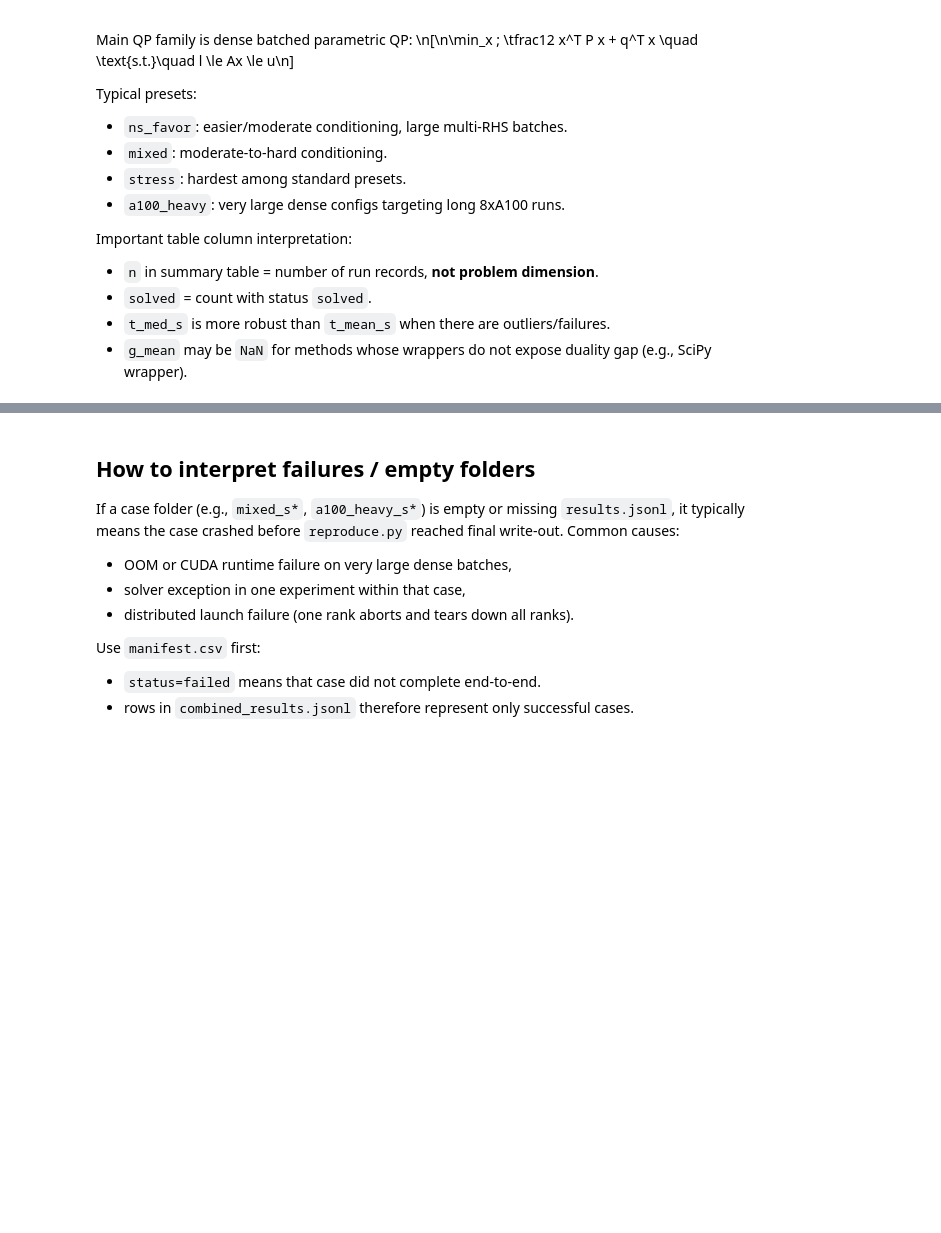
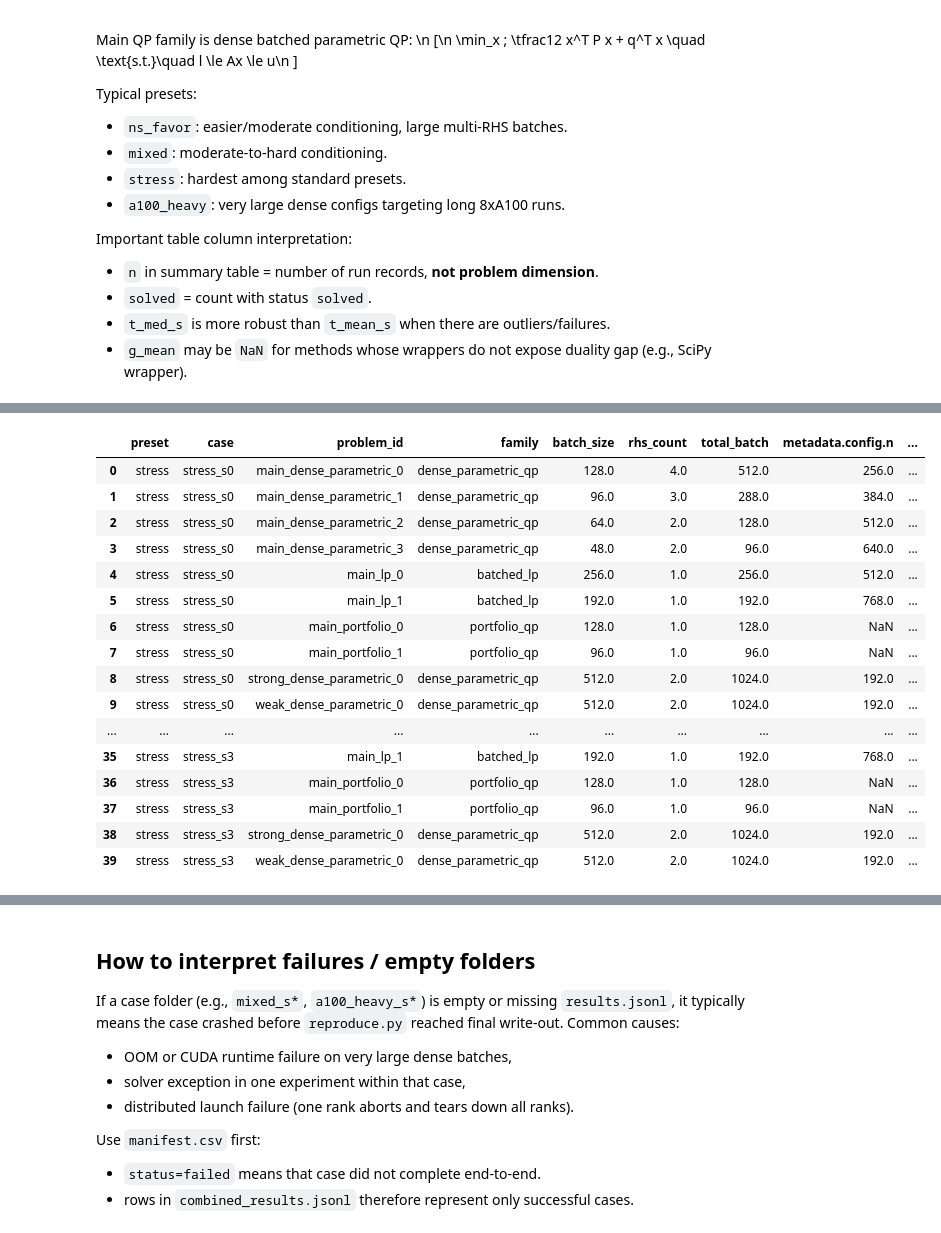
Before and after one commit to jlylekim/matmul-optim, a Jupyter notebook: notebooks/experiment_interpretation_guide.ipynb, the cells around one changed output, grey strips where cells are left out. Cells and saved outputs as stored; diff of their text form; code cells hidden in the pictures; blank space fills up the shorter version.

```diff
--- a/notebooks/experiment_interpretation_guide.ipynb
+++ b/notebooks/experiment_interpretation_guide.ipynb
@@ -31,19 +34,4 @@ Important table column interpretation:
 - `solved` = count with status `solved`.
 - `t_med_s` is more robust than `t_mean_s` when there are outliers/failures.
 - `g_mean` may be `NaN` for methods whose wrappers do not expose duality gap (e.g., SciPy wrapper).
-# %%
-from pathlib import Path
-import json
-import pandas as pd
-import numpy as np
-import matplotlib.pyplot as plt
-
-# Update these paths to your run artifacts
-combined_results_path = Path('results/comprehensive_<timestamp>/combined_results.jsonl')
-manifest_path = Path('results/comprehensive_<timestamp>/manifest.csv')
-
-def load_jsonl(path: Path) -> pd.DataFrame:
-    rows = [json.loads(line) for line in path.open() if line.strip()]
-    df = pd.json_normalize(rows)
-    return df
 # %%
@@ -94,0 +173,66 @@ display(preset_solver_summary)
+# %%
+# Extract difficulty-relevant config fields from logged metadata.config
+cfg_cols = [
+    'metadata.config.batch_size', 'metadata.config.rhs_count',
+    'metadata.config.n', 'metadata.config.m',
+    'metadata.config.condition_number', 'metadata.config.tightness',
+    'metadata.config.n_assets', 'metadata.config.n_factors',
+    'metadata.config.max_weight',
+]
+
+for c in cfg_cols:
+    if c not in df.columns:
+        df[c] = np.nan
+
+for c in cfg_cols:
+    df[c] = pd.to_numeric(df[c], errors='coerce')
+
+meta = df[[
+    'preset', 'case', 'problem_id', 'solver',
+    'metadata.config.batch_size', 'metadata.config.rhs_count',
+    'metadata.config.n', 'metadata.config.m',
+    'metadata.config.condition_number', 'metadata.config.tightness',
+    'metadata.config.n_assets', 'metadata.config.n_factors',
+    'metadata.config.max_weight',
+]].copy()
+
+meta['family'] = np.where(meta['problem_id'].astype(str).str.contains('dense_parametric'), 'dense_parametric_qp',
+                    np.where(meta['problem_id'].astype(str).str.contains('portfolio'), 'portfolio_qp',
+                    np.where(meta['problem_id'].astype(str).str.contains('_lp_'), 'batched_lp', 'other')))
+
+meta['rhs_count'] = meta['metadata.config.rhs_count'].fillna(1)
+meta['batch_size'] = meta['metadata.config.batch_size']
+meta['total_batch'] = meta['batch_size'] * meta['rhs_count']
+
+# Size proxies (not exact FLOPs, but useful for relative difficulty)
+meta['dense_size_proxy'] = meta['total_batch'] * meta['metadata.config.n'] * meta['metadata.config.m']
+meta['portfolio_size_proxy'] = meta['batch_size'] * meta['metadata.config.n_assets'] * (meta['metadata.config.n_assets'] + meta['metadata.config.n_factors'])
+meta['lp_size_proxy'] = meta['batch_size'] * meta['metadata.config.n'] * meta['metadata.config.m']
+
+# One row per (case, problem_id) for readability
+case_problem = (meta.sort_values(['case','problem_id'])
+               .groupby(['preset','case','problem_id','family'], as_index=False)
+               .first())
+
+display(case_problem[['preset','case','problem_id','family','batch_size','rhs_count','total_batch',
+                     'metadata.config.n','metadata.config.m','metadata.config.condition_number','metadata.config.tightness',
+                     'metadata.config.n_assets','metadata.config.n_factors','metadata.config.max_weight',
+                     'dense_size_proxy','portfolio_size_proxy','lp_size_proxy']].sort_values(['preset','case','problem_id']))
+# %% [output]
+|  | preset | case | problem_id | family | batch_size | rhs_count | total_batch | metadata.config.n | ... |
+| 0 | stress | stress_s0 | main_dense_parametric_0 | dense_parametric_qp | 128.0 | 4.0 | 512.0 | 256.0 | ... |
+| 1 | stress | stress_s0 | main_dense_parametric_1 | dense_parametric_qp | 96.0 | 3.0 | 288.0 | 384.0 | ... |
+| 2 | stress | stress_s0 | main_dense_parametric_2 | dense_parametric_qp | 64.0 | 2.0 | 128.0 | 512.0 | ... |
+| 3 | stress | stress_s0 | main_dense_parametric_3 | dense_parametric_qp | 48.0 | 2.0 | 96.0 | 640.0 | ... |
+| 4 | stress | stress_s0 | main_lp_0 | batched_lp | 256.0 | 1.0 | 256.0 | 512.0 | ... |
+| 5 | stress | stress_s0 | main_lp_1 | batched_lp | 192.0 | 1.0 | 192.0 | 768.0 | ... |
+| 6 | stress | stress_s0 | main_portfolio_0 | portfolio_qp | 128.0 | 1.0 | 128.0 | NaN | ... |
+| 7 | stress | stress_s0 | main_portfolio_1 | portfolio_qp | 96.0 | 1.0 | 96.0 | NaN | ... |
+| 8 | stress | stress_s0 | strong_dense_parametric_0 | dense_parametric_qp | 512.0 | 2.0 | 1024.0 | 192.0 | ... |
+| 9 | stress | stress_s0 | weak_dense_parametric_0 | dense_parametric_qp | 512.0 | 2.0 | 1024.0 | 192.0 | ... |
+| ... | ... | ... | ... | ... | ... | ... | ... | ... | ... |
+| 35 | stress | stress_s3 | main_lp_1 | batched_lp | 192.0 | 1.0 | 192.0 | 768.0 | ... |
+| 36 | stress | stress_s3 | main_portfolio_0 | portfolio_qp | 128.0 | 1.0 | 128.0 | NaN | ... |
+| 37 | stress | stress_s3 | main_portfolio_1 | portfolio_qp | 96.0 | 1.0 | 96.0 | NaN | ... |
+| 38 | stress | stress_s3 | strong_dense_parametric_0 | dense_parametric_qp | 512.0 | 2.0 | 1024.0 | 192.0 | ... |
+| 39 | stress | stress_s3 | weak_dense_parametric_0 | dense_parametric_qp | 512.0 | 2.0 | 1024.0 | 192.0 | ... |
```
Also changed, not shown: parts of 10 cells of this notebook, 5 other files.
